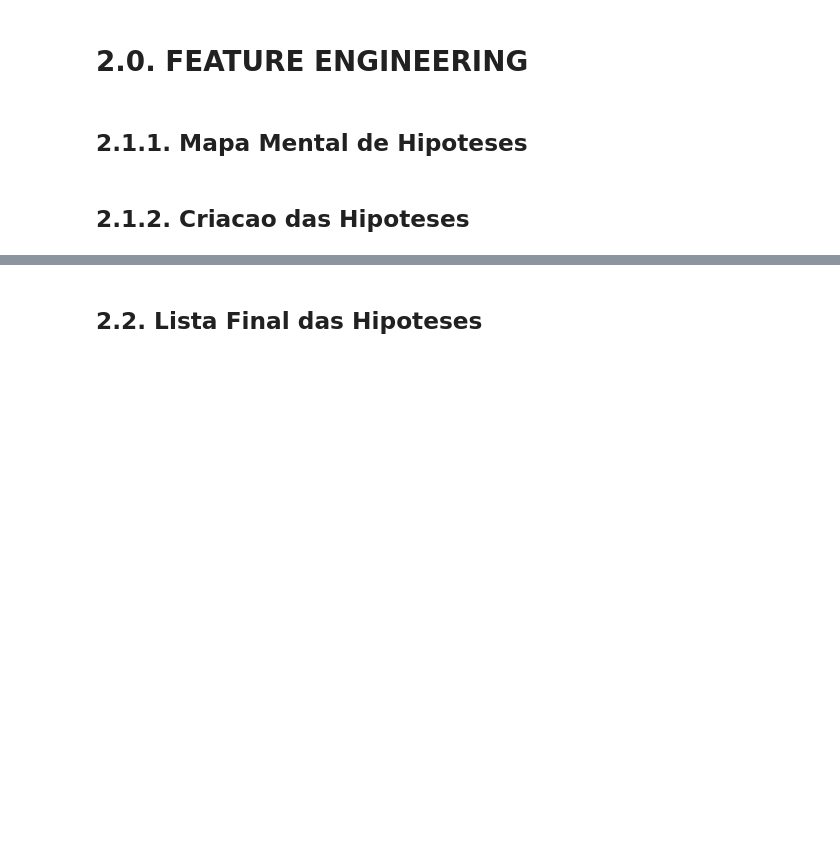
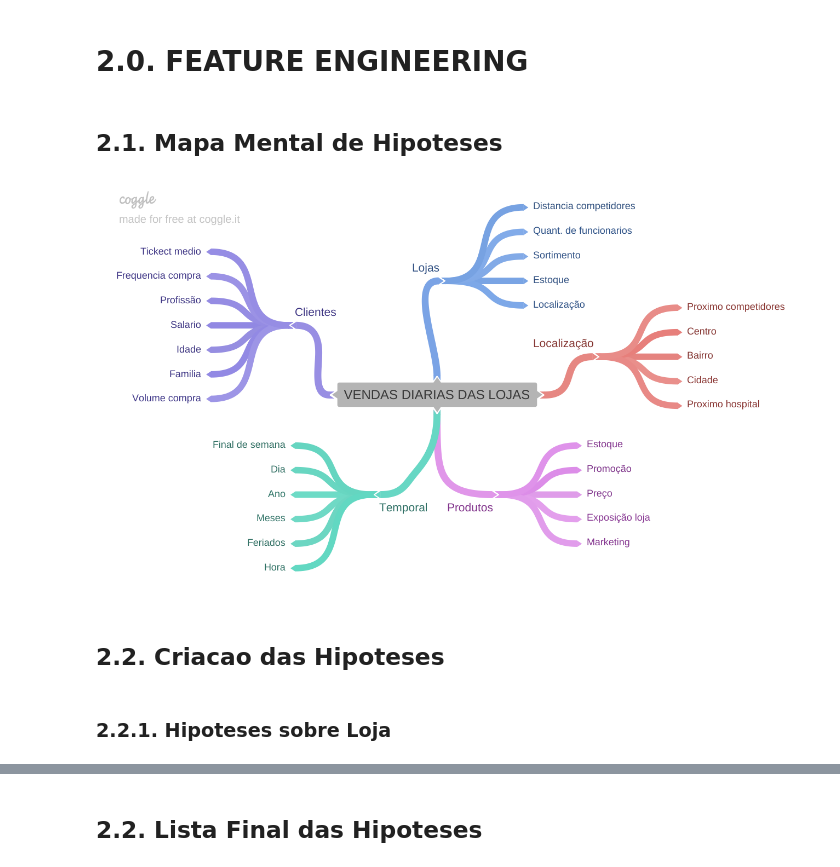
Before and after one commit to gusbraz/Project_Rossmann_Prediction, a Jupyter notebook: jupnbooks/v0.2_Rossman_Prediction_Sales.ipynb, the cells around one changed output, grey strips where cells are left out. Saved outputs shown, nothing was run; the diff lists cells and outputs as text; code cells hidden in the pictures; blank space fills up the shorter version.

Commit message:
update version 0.2
added mind map

```diff
--- a/jupnbooks/v0.2_Rossman_Prediction_Sales.ipynb
+++ b/jupnbooks/v0.2_Rossman_Prediction_Sales.ipynb
@@ -373,6 +373,12 @@ sns.boxplot(x='assortment', y='sales', data=aux1)
 # %%
 df2 = df1.copy()
 # %% [markdown]
-## 2.1.1. Mapa Mental de Hipoteses
+## 2.1. Mapa Mental de Hipoteses
+# %%
+Image(r'C:\Users\gusbr\Repos\DS-producao\image\MindMapHypothesis.png')
+# %% [output]
+[figure, added]
 # %% [markdown]
-## 2.1.2. Criacao das Hipoteses
+## 2.2. Criacao das Hipoteses
+# %% [markdown]
+### 2.2.1. Hipoteses sobre Loja
```
Also changed, not shown: parts of 8 cells of this notebook, 1 other file.
